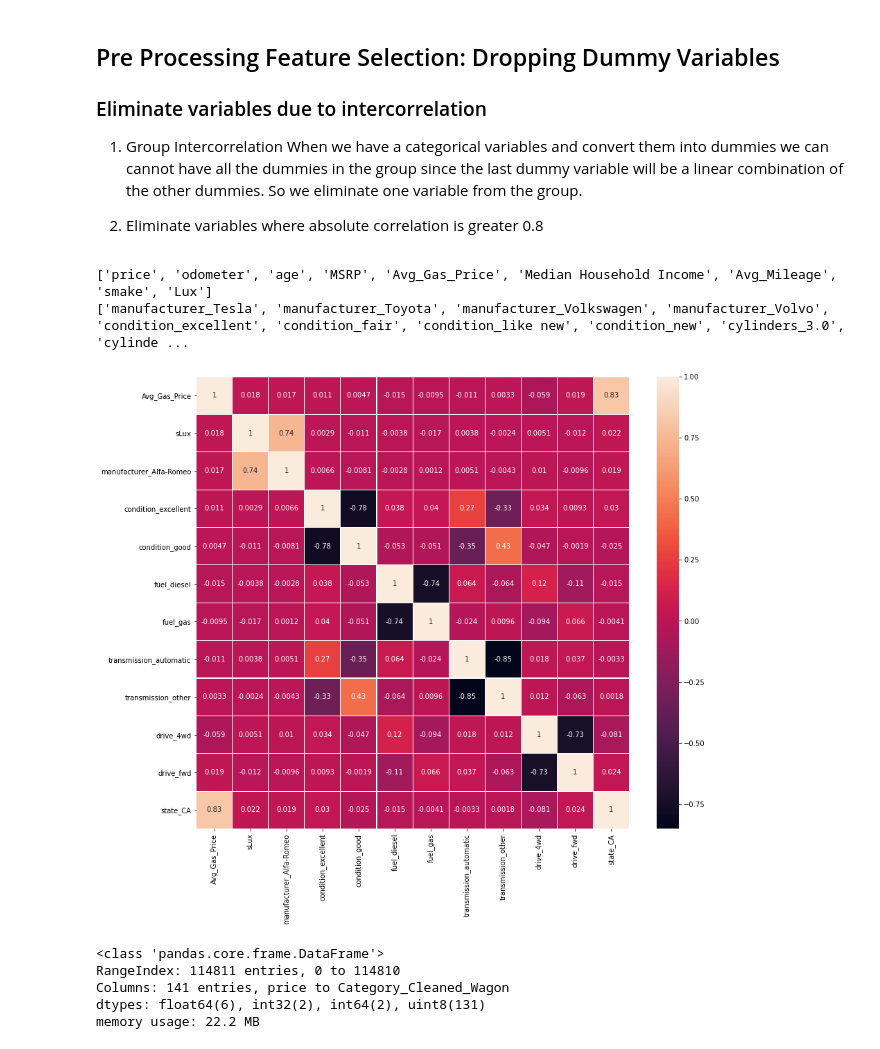
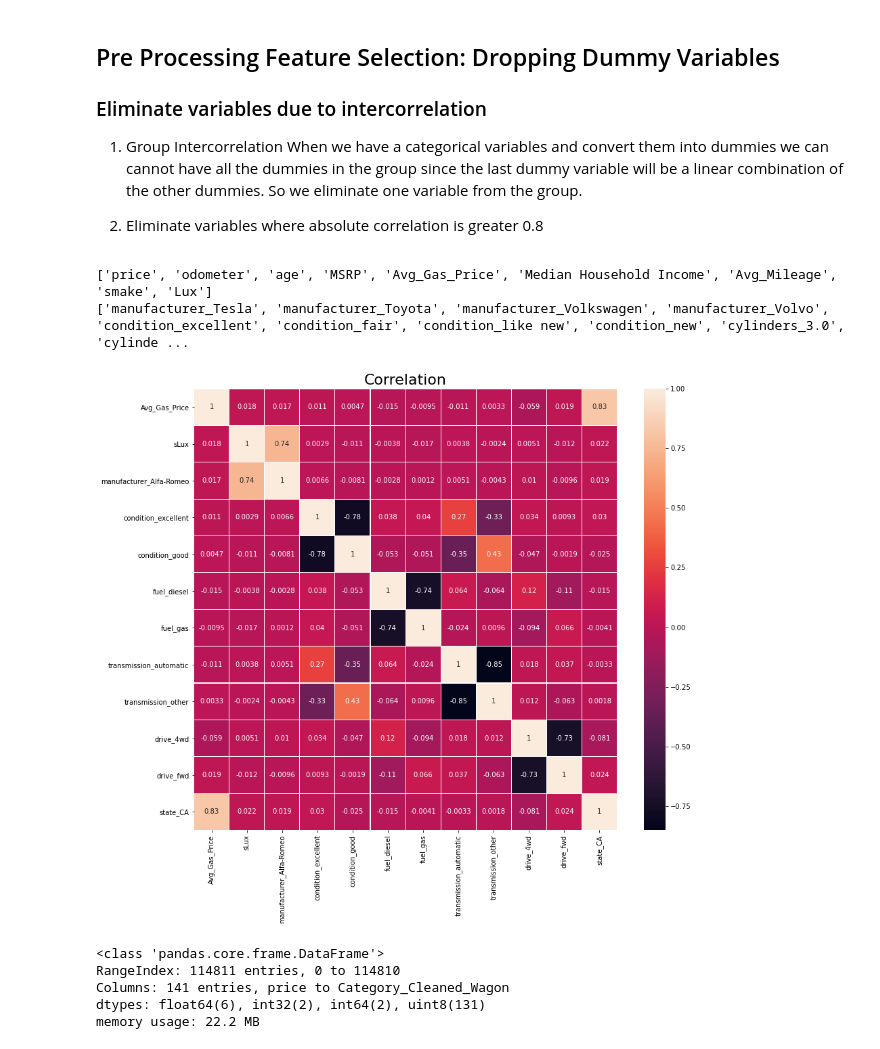
Before and after one commit to ShrutikaSankar/Springboard, a Jupyter notebook: auto_cap/auto_clean_copy4.ipynb, the cells around one changed output. Drawn from its saved outputs; the diff is of its cells as text; code cells hidden in the pictures.

```diff
--- a/auto_cap/auto_clean_copy4.ipynb
+++ b/auto_cap/auto_clean_copy4.ipynb
@@ -1654,7 +1654,7 @@ new_file_name_path = os.path.join(basepath,sub_file, new_file)
 auto_data_dummies.to_csv(new_file_name_path, index=False)
 # %%
 df =auto_data_dummies.corr(method ='pearson')
-df = df[((df > 0.7) | (df < -0.7)) & (df != 1)]
+df = df[((df > 0.8) | (df < -0.8)) & (df != 1)]
 non_empty_cols = [col for col in df.columns if ~df[col].isnull().all()]
 empty_cols = [col for col in df.columns if df[col].isnull().all()]
 # %% [markdown]
@@ -1669,23 +1669,24 @@ When we have a categorical variables and convert them into dummies we can cannot
 # %%
 auto_data_dummies_small = auto_data_dummies.drop(columns= empty_cols)
 plt.figure(figsize=(14,12))
 sns.heatmap(auto_data_dummies_small.corr(),linewidths=.1, annot=True)
 plt.yticks(rotation=0);
+plt.title('Correlation', fontsize=22, y=1, x= 0.5)
 plt.savefig('correlation',bbox_inches='tight')
 
 #Eliminate variables where absolute correlation is greater 0.8
 auto_data_dummies2= auto_data_dummies.drop(columns= ['condition_good', 'fuel_diesel', 'transmission_other', 'drive_fwd', 'state_CA'])
 
 #eliminateto mass dummy intercorrelation
 auto_data_dummies2= auto_data_dummies2.drop(columns= ['size_mid-size', 'paint_color_red', 'manufacturer_Infiniti', 'cylinders_5.0', 'index'])
 
 ac= auto_data_dummies2.columns.tolist()
 print(ac[:9])
 print(ac[43:60])
 # %% [output]
 ['price', 'odometer', 'age', 'MSRP', 'Avg_Gas_Price', 'Median Household Income', 'Avg_Mileage', 'smake', 'Lux']
 ['manufacturer_Tesla', 'manufacturer_Toyota', 'manufacturer_Volkswagen', 'manufacturer_Volvo', 'condition_excellent', 'condition_fair', 'condition_like new', 'condition_new', 'cylinders_3.0', 'cylinde ...
-[figure, old version]
+[figure, new version]
 # %%
 auto_data_dummies2.info()
 # %% [output]
```
Also changed, not shown: parts of 21 cells of this notebook.
